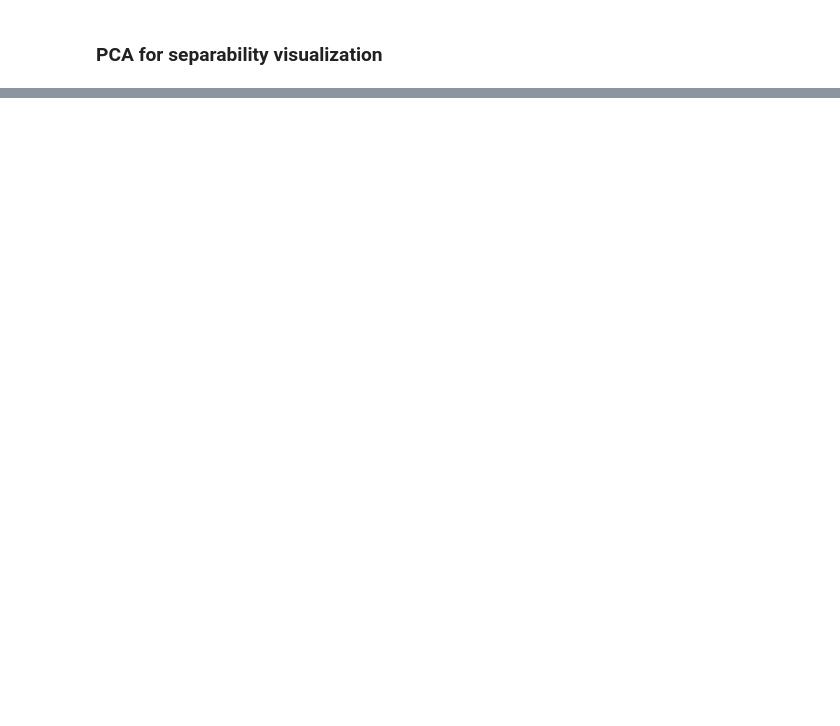
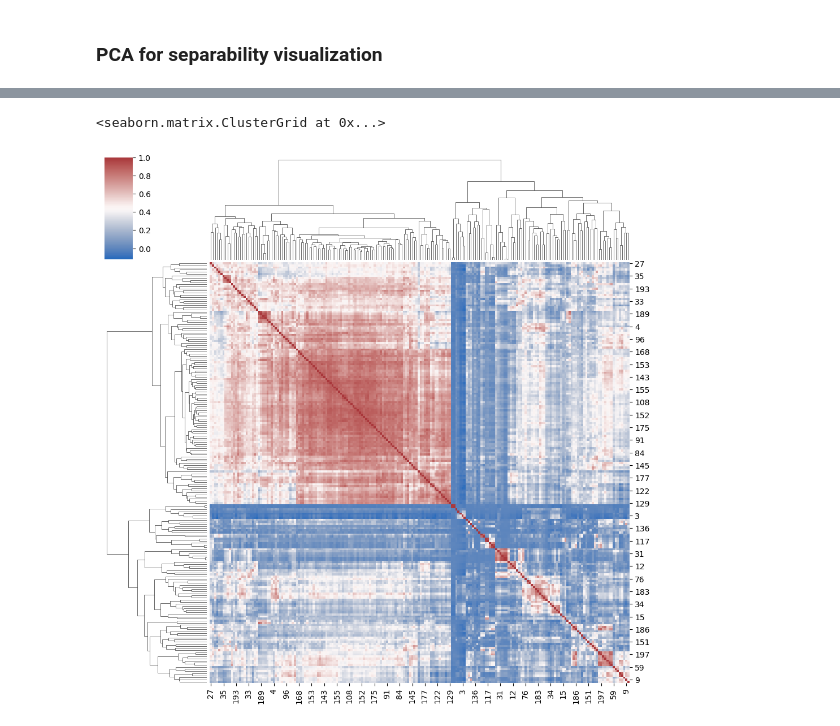
Before and after one commit to DataCampDS/scmark-classification-data-shinobi, a Jupyter notebook: exploratory_data_analysis.ipynb, the cells around one changed output, grey strips where cells are left out. Saved outputs shown, nothing was run; the diff lists cells and outputs as text; code cells hidden in the pictures; blank space fills up the shorter version.

```diff
--- a/exploratory_data_analysis.ipynb
+++ b/exploratory_data_analysis.ipynb
@@ -168,0 +272,9 @@ Text(0, 0.5, 'PC2')
+# %%
+idx = np.argsort(gene_variances)[-200:]
+X_top200 = X_dense[:, idx]
+
+corr = np.corrcoef(X_top200.T)
+sns.clustermap(corr, cmap="vlag", figsize=(10,10))
+# %% [output]
+<seaborn.matrix.ClusterGrid at 0x...>
+[figure, added]
```
Also changed, not shown: parts of 16 cells of this notebook.
